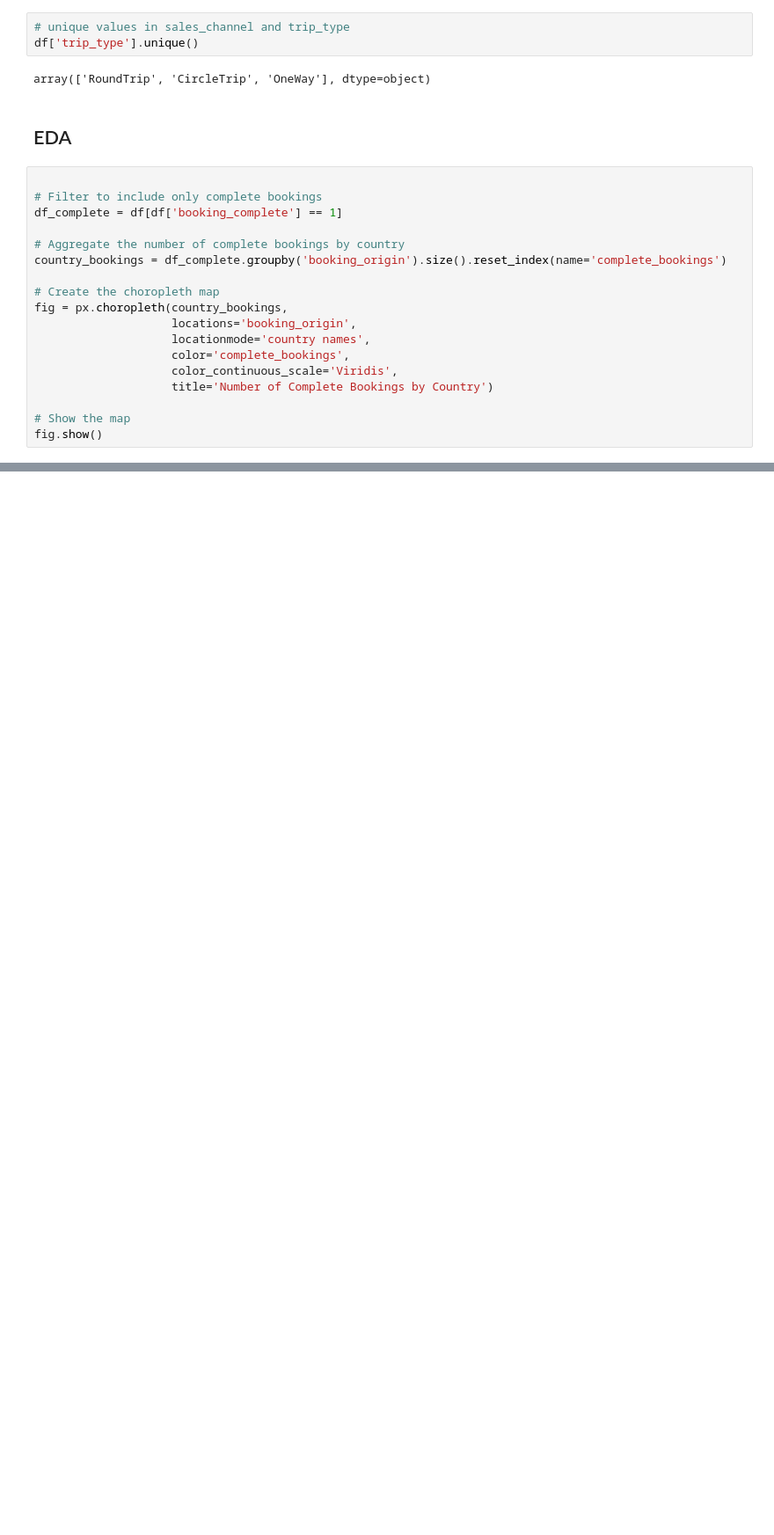
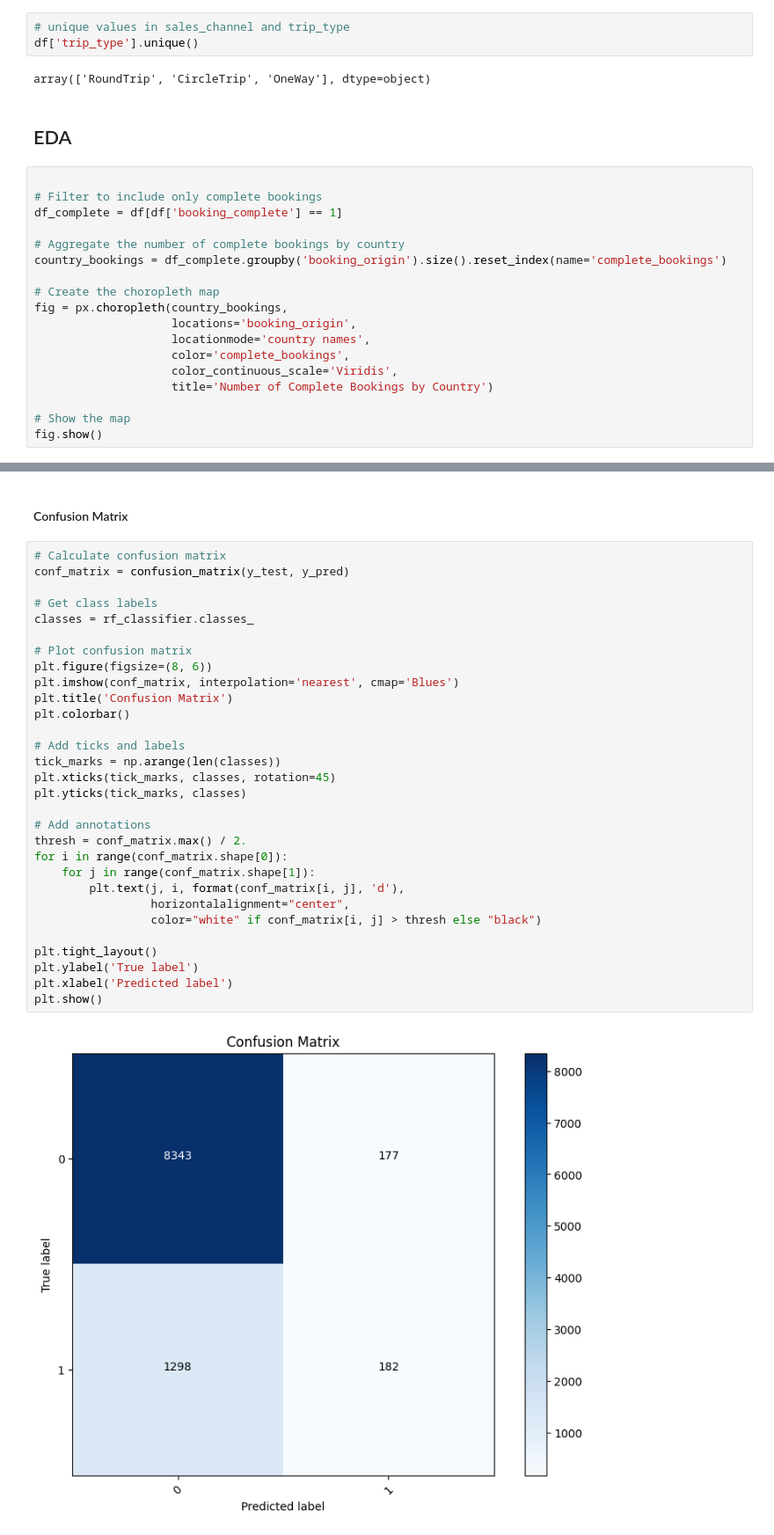
Before and after one commit to RicaRodz/British_Airways_Job_sim, a Jupyter notebook: Task 2/task_2.ipynb, the cells around one changed output, grey strips where cells are left out. Shown at 88% size. Saved outputs shown, nothing was run; the diff lists cells and outputs as text; blank space fills up the shorter version.

```diff
--- a/Task 2/task_2.ipynb
+++ b/Task 2/task_2.ipynb
@@ -127,0 +180,34 @@ plt.show()
+# %% [markdown]
+#### Confusion Matrix
+# %%
+# Calculate confusion matrix
+conf_matrix = confusion_matrix(y_test, y_pred)
+
+# Get class labels
+classes = rf_classifier.classes_
+
+# Plot confusion matrix
+plt.figure(figsize=(8, 6))
+plt.imshow(conf_matrix, interpolation='nearest', cmap='Blues')
+plt.title('Confusion Matrix')
+plt.colorbar()
+
+# Add ticks and labels
+tick_marks = np.arange(len(classes))
+plt.xticks(tick_marks, classes, rotation=45)
+plt.yticks(tick_marks, classes)
+
+# Add annotations
+thresh = conf_matrix.max() / 2.
+for i in range(conf_matrix.shape[0]):
+    for j in range(conf_matrix.shape[1]):
+        plt.text(j, i, format(conf_matrix[i, j], 'd'),
+                 horizontalalignment="center",
+                 color="white" if conf_matrix[i, j] > thresh else "black")
+
+plt.tight_layout()
+plt.ylabel('True label')
+plt.xlabel('Predicted label')
+plt.show()
+# %% [output]
+[figure, added]
```
Also changed, not shown: parts of 19 cells of this notebook.
